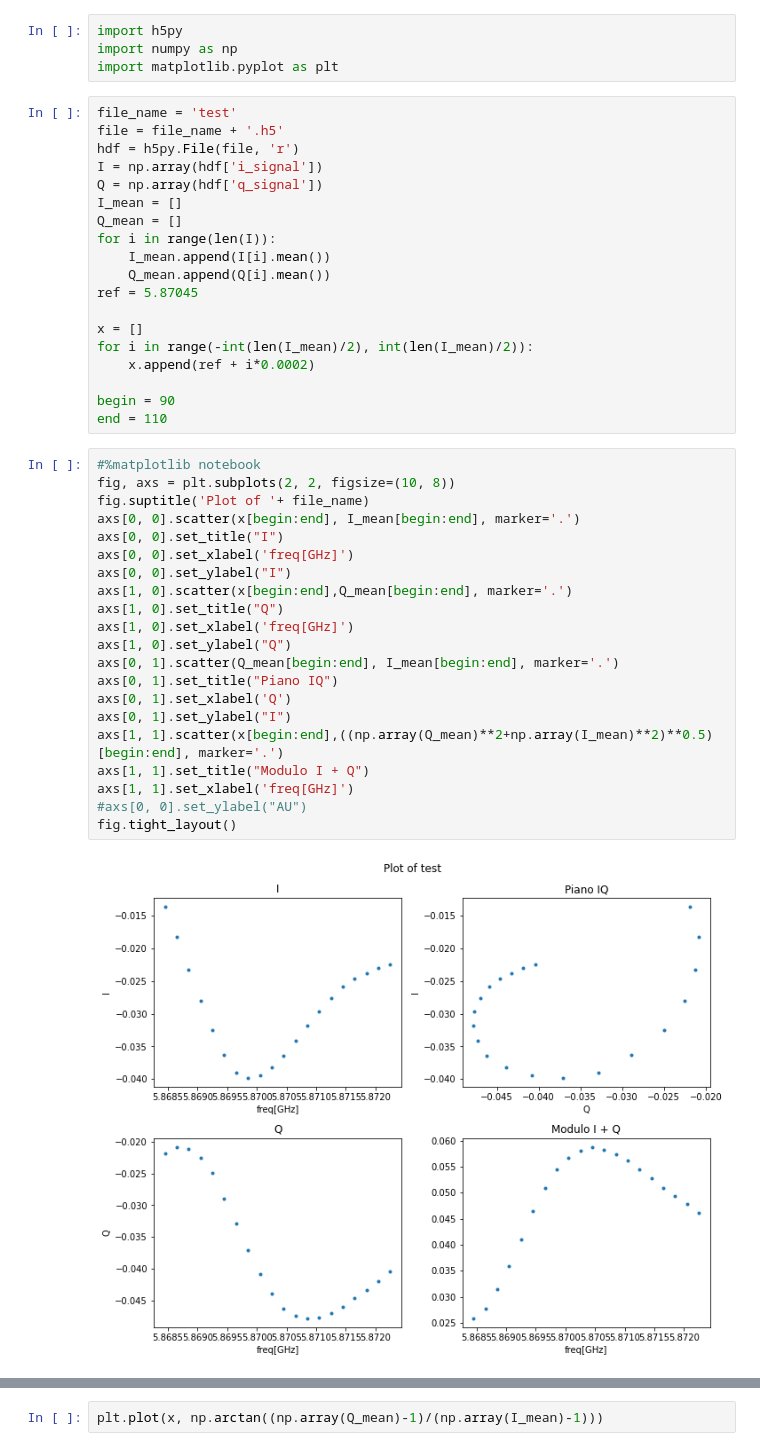
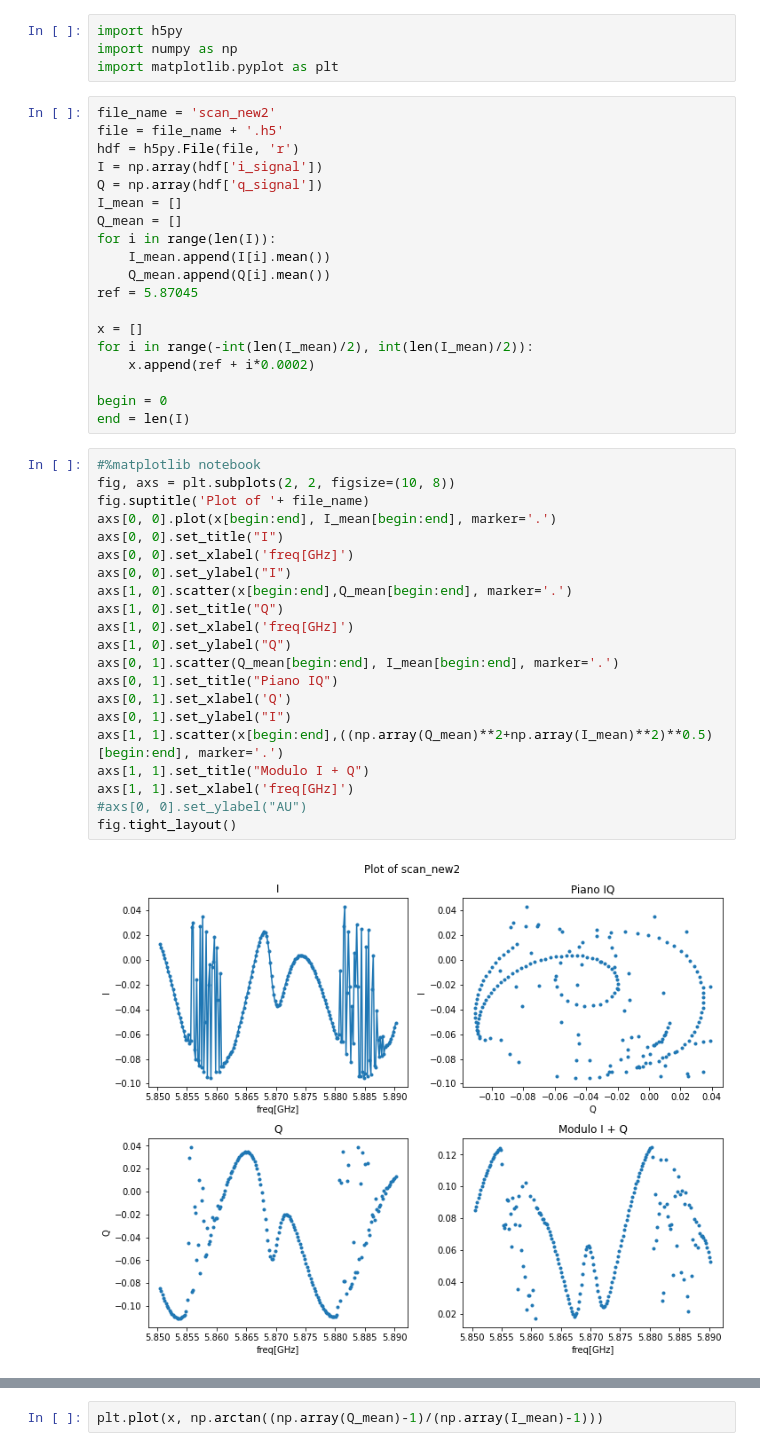
Before and after one commit to biqute/QTLab2122, a Jupyter notebook: SingleIRsource/analysis/analysis.ipynb, the cells around one changed output, grey strips where cells are left out. Cells and saved outputs as stored; diff of their text form.

```diff
--- a/SingleIRsource/analysis/analysis.ipynb
+++ b/SingleIRsource/analysis/analysis.ipynb
@@ -3,7 +3,7 @@ import h5py
 import numpy as np
 import matplotlib.pyplot as plt
 # %%
-file_name = 'test'
+file_name = 'scan_new2'
 file = file_name + '.h5'
 hdf = h5py.File(file, 'r')
 I = np.array(hdf['i_signal'])
@@ -19,30 +19,30 @@ x = []
 for i in range(-int(len(I_mean)/2), int(len(I_mean)/2)):
     x.append(ref + i*0.0002)
 
-begin = 90
-end = 110
+begin = 0
+end = len(I)
 # %%
 #%matplotlib notebook
 fig, axs = plt.subplots(2, 2, figsize=(10, 8))
 fig.suptitle('Plot of '+ file_name)
-axs[0, 0].scatter(x[begin:end], I_mean[begin:end], marker='.')
+axs[0, 0].plot(x[begin:end], I_mean[begin:end], marker='.')
 axs[0, 0].set_title("I")
 axs[0, 0].set_xlabel('freq[GHz]')
 axs[0, 0].set_ylabel("I")
 axs[1, 0].scatter(x[begin:end],Q_mean[begin:end], marker='.')
 axs[1, 0].set_title("Q")
 axs[1, 0].set_xlabel('freq[GHz]')
 axs[1, 0].set_ylabel("Q")
 axs[0, 1].scatter(Q_mean[begin:end], I_mean[begin:end], marker='.')
 axs[0, 1].set_title("Piano IQ")
 axs[0, 1].set_xlabel('Q')
 axs[0, 1].set_ylabel("I")
 axs[1, 1].scatter(x[begin:end],((np.array(Q_mean)**2+np.array(I_mean)**2)**0.5)[begin:end], marker='.')
 axs[1, 1].set_title("Modulo I + Q")
 axs[1, 1].set_xlabel('freq[GHz]')
 #axs[0, 0].set_ylabel("AU")
 fig.tight_layout()
 # %% [output]
-[figure, old version]
+[figure, new version]
 # %%
 fig.patch.set_facecolor('white')
```
Also changed, not shown: parts of 9 cells of this notebook, 21 other files.
